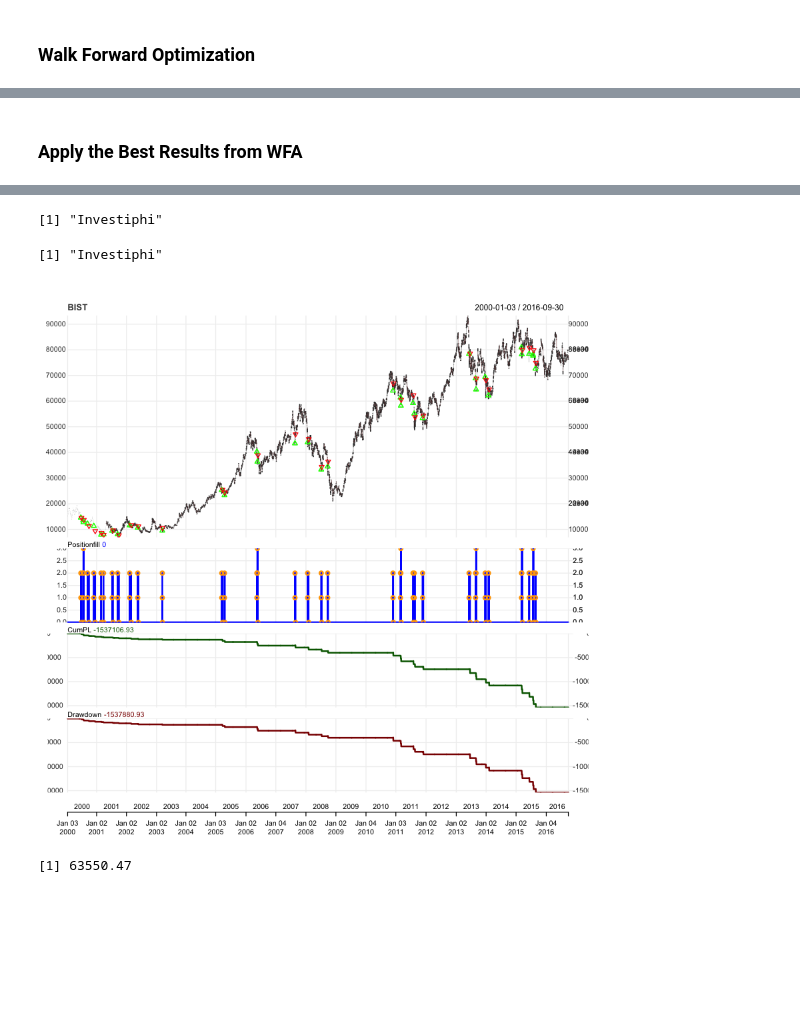
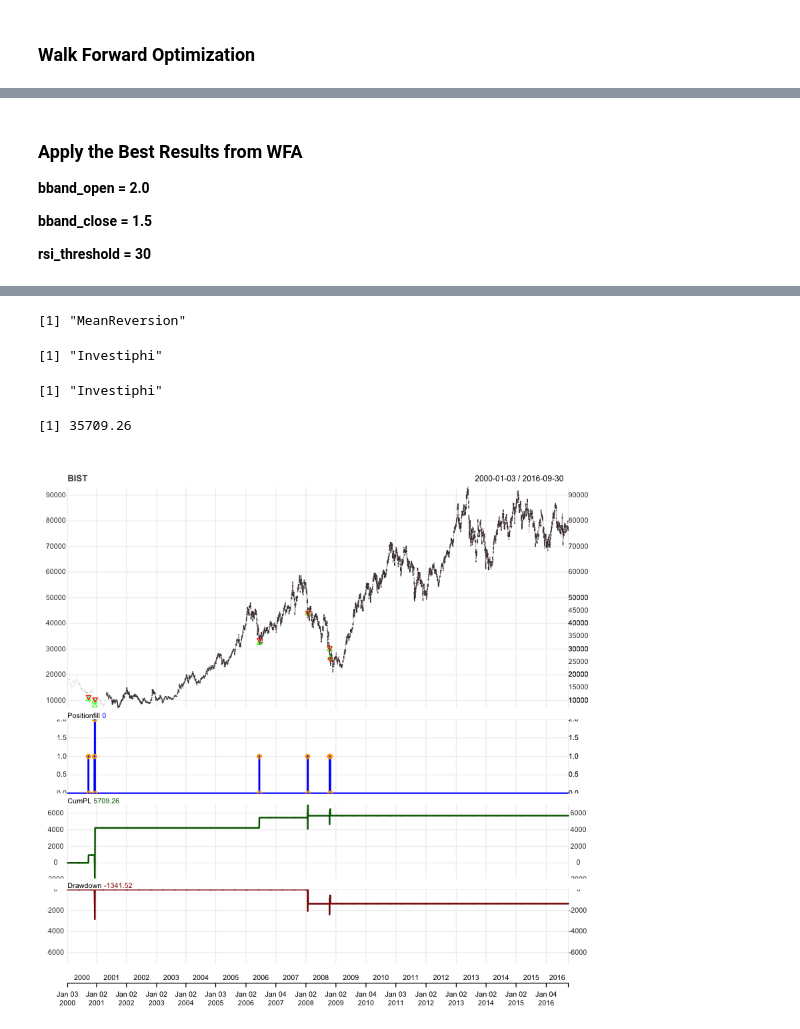
Before and after one commit to ktkutay/ec581, a Jupyter notebook: assignments/4/oversold-strategy.ipynb, the cells around one changed output, grey strips where cells are left out. Cells and saved outputs as stored; diff of their text form; code cells hidden in the pictures; blank space fills up the shorter version.

```diff
--- a/assignments/4/oversold-strategy.ipynb
+++ b/assignments/4/oversold-strategy.ipynb
@@ -461,17 +419,18 @@ wfa_stats[order(wfa_stats[,"Profit.To.Max.Draw"],decreasing = T),
 # %% [markdown]
 ### Apply the Best Results from WFA
+**bband_open = 2.0**
+
+**bband_close = 1.5**
+
+**rsi_threshold = 30**
 # %%
-.period = 21
-.std_open = 2
-.std_close = 1.5
-.rsi_t = 30
+setup_strat(21, 2, 1.5, 30)
 applyStrategy(strategy.st, portfolio.st)
-
 # Update portfolio & account
 updatePortf(portfolio.st)
 updateAcct(account.st)
 updateEndEq(account.st)
-
 # Analyze performance
 chart.Posn(portfolio.st, "BIST")
+getEndEq(account.st,.to)
 # %% [output]
@@ -496,7 +451,5 @@ chart.Posn(portfolio.st, "BIST")
-[1] "Investiphi"
+[1] "MeanReversion"
 [1] "Investiphi"
+[1] "Investiphi"
+[1] 35709.26
-[figure, old version]
+[figure, new version]
-# %%
-getEndEq(account.st,.to)
-# %% [output]
-[1] 63550.47
```
Also changed, not shown: parts of 39 cells of this notebook.
